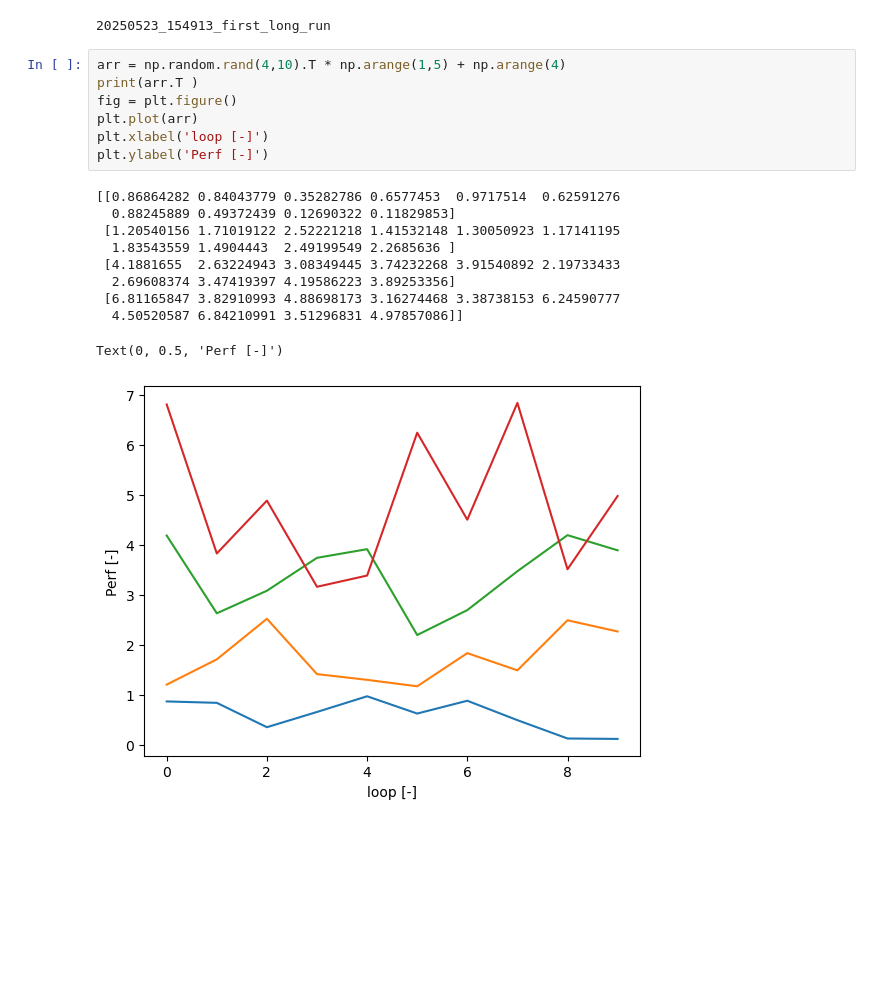
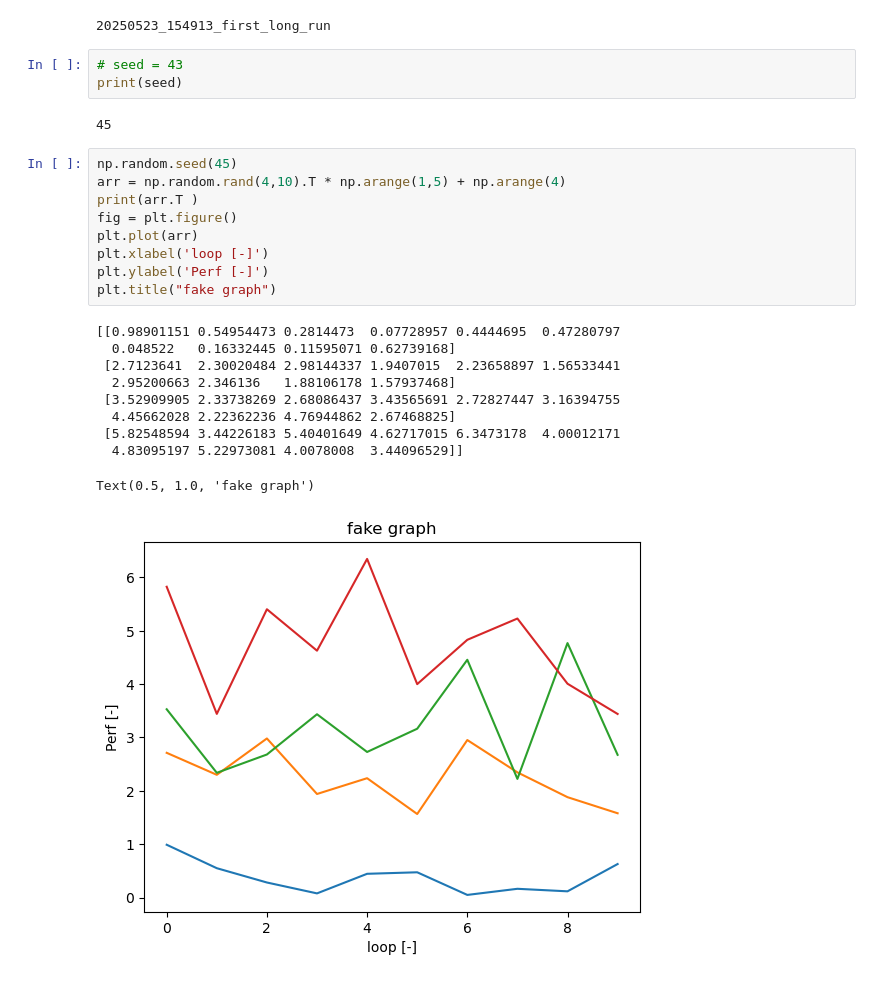
Before and after one commit to destoswa/PDM, a Jupyter notebook: notebooks/08_temp_ntb.ipynb, the cells around one changed output. Drawn from its saved outputs; the diff is of its cells as text; blank space fills up the shorter version.

```diff
--- a/notebooks/08_temp_ntb.ipynb
+++ b/notebooks/08_temp_ntb.ipynb
@@ -282,21 +282,28 @@ src = r"D:\PDM_repo\Github\PDM\results\trainings\20250523_154913_first_long_run"
 print((os.path.basename(src)))
 # %% [output]
 20250523_154913_first_long_run
+# %%
+# seed = 43
+print(seed)
+# %% [output]
+45
 # %%
+np.random.seed(45)
 arr = np.random.rand(4,10).T * np.arange(1,5) + np.arange(4)
 print(arr.T )
 fig = plt.figure()
 plt.plot(arr)
 plt.xlabel('loop [-]')
 plt.ylabel('Perf [-]')
+plt.title("fake graph")
 # %% [output]
-[[0.86864282 0.84043779 0.35282786 0.6577453  0.9717514  0.62591276
-  0.88245889 0.49372439 0.12690322 0.11829853]
- [1.20540156 1.71019122 2.52221218 1.41532148 1.30050923 1.17141195
-  1.83543559 1.4904443  2.49199549 2.2685636 ]
- [4.1881655  2.63224943 3.08349445 3.74232268 3.91540892 2.19733433
-  2.69608374 3.47419397 4.19586223 3.89253356]
- [6.81165847 3.82910993 4.88698173 3.16274468 3.38738153 6.24590777
-  4.50520587 6.84210991 3.51296831 4.97857086]]
+[[0.98901151 0.54954473 0.2814473  0.07728957 0.4444695  0.47280797
+  0.048522   0.16332445 0.11595071 0.62739168]
+ [2.7123641  2.30020484 2.98144337 1.9407015  2.23658897 1.56533441
+  2.95200663 2.346136   1.88106178 1.57937468]
+ [3.52909905 2.33738269 2.68086437 3.43565691 2.72827447 3.16394755
+  4.45662028 2.22362236 4.76944862 2.67468825]
+ [5.82548594 3.44226183 5.40401649 4.62717015 6.3473178  4.00012171
+  4.83095197 5.22973081 4.0078008  3.44096529]]
-Text(0, 0.5, 'Perf [-]')
+Text(0.5, 1.0, 'fake graph')
-[figure, old version]
+[figure, new version]
```
Also changed, not shown: 8 other files.
